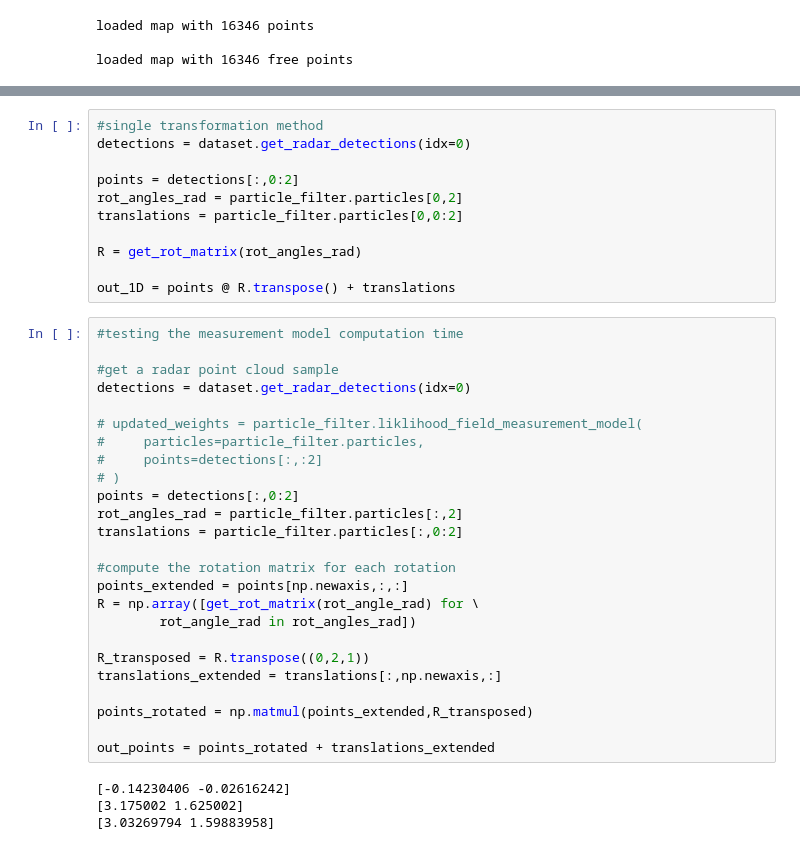
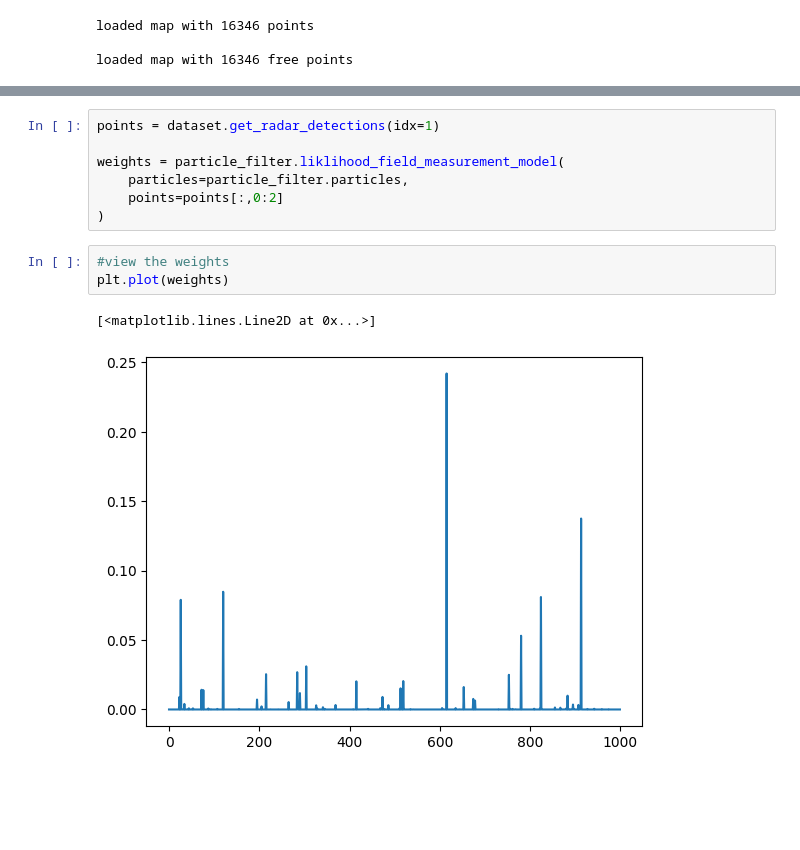
Before and after one commit to davidmhunt/odometry, a Jupyter notebook: notebooks/eval_particle_filter.ipynb, the cells around one changed output, grey strips where cells are left out. Saved outputs shown, nothing was run; the diff lists cells and outputs as text; blank space fills up the shorter version.

Commit message:
updated particle filter weight plotting

```diff
--- a/notebooks/eval_particle_filter.ipynb
+++ b/notebooks/eval_particle_filter.ipynb
@@ -135,40 +95,13 @@ def get_rot_matrix(rot_angle_rad):
-# %%
-#single transformation method
-detections = dataset.get_radar_detections(idx=0)
-
-points = detections[:,0:2]
-rot_angles_rad = particle_filter.particles[0,2]
-translations = particle_filter.particles[0,0:2]
-
-R = get_rot_matrix(rot_angles_rad)
-
-out_1D = points @ R.transpose() + translations
-# %%
-#testing the measurement model computation time
-
-#get a radar point cloud sample
-detections = dataset.get_radar_detections(idx=0)
-
-# updated_weights = particle_filter.liklihood_field_measurement_model(
-#     particles=particle_filter.particles,
-#     points=detections[:,:2]
-# )
-points = detections[:,0:2]
-rot_angles_rad = particle_filter.particles[:,2]
-translations = particle_filter.particles[:,0:2]
-
-#compute the rotation matrix for each rotation
-points_extended = points[np.newaxis,:,:]
-R = np.array([get_rot_matrix(rot_angle_rad) for \
-        rot_angle_rad in rot_angles_rad])
-
-R_transposed = R.transpose((0,2,1))
-translations_extended = translations[:,np.newaxis,:]
-
-points_rotated = np.matmul(points_extended,R_transposed)
-
-out_points = points_rotated + translations_extended
-# %% [output]
-[-0.14230406 -0.02616242]
-[3.175002 1.625002]
-[3.03269794 1.59883958]
+# %%
+points = dataset.get_radar_detections(idx=1)
+
+weights = particle_filter.liklihood_field_measurement_model(
+    particles=particle_filter.particles,
+    points=points[:,0:2]
+)
+# %%
+#view the weights
+plt.plot(weights)
+# %% [output]
+[<matplotlib.lines.Line2D at 0x...>]
+[figure, added]
```
Also changed, not shown: parts of 3 cells of this notebook.
